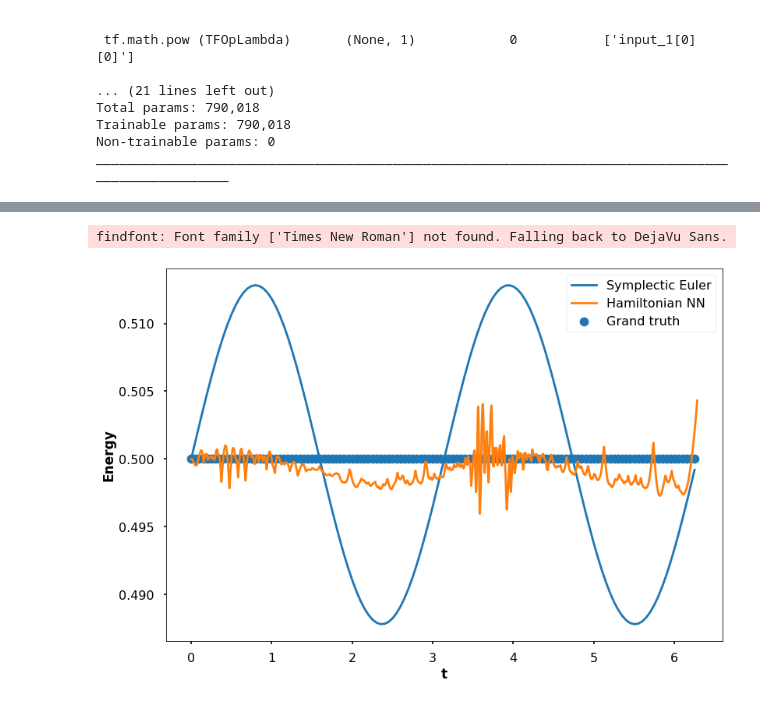
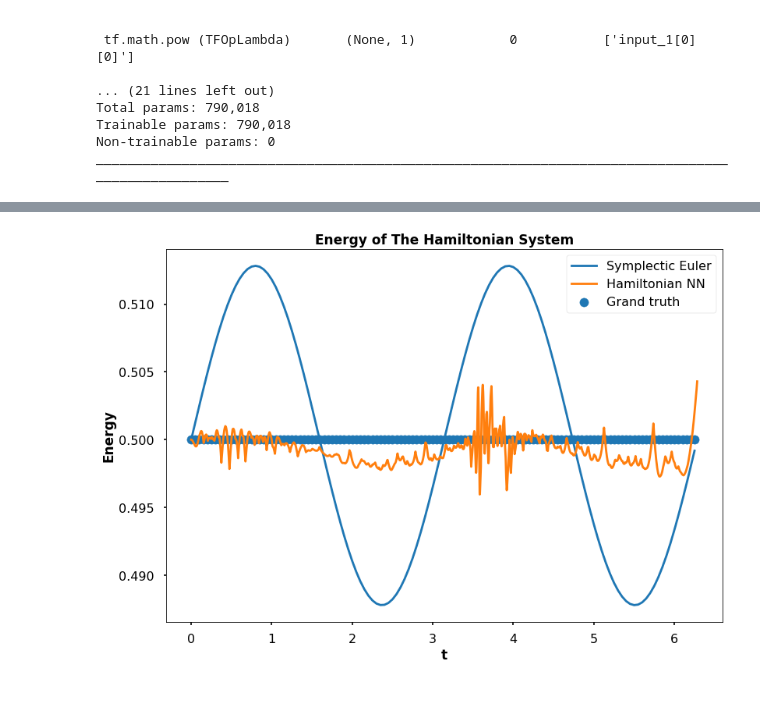
Before and after one commit to tayfununal/hamiltonian_ex, a Jupyter notebook: symplectic_euler.ipynb, the cells around one changed output, grey strips where cells are left out. Drawn from its saved outputs; the diff is of its cells as text; code cells hidden in the pictures.

```diff
--- a/symplectic_euler.ipynb
+++ b/symplectic_euler.ipynb
@@ -132,11 +133,11 @@ plt.show()
 # %%
 plt.scatter(t, [0.5 for i in range(t.shape[0])], label="Grand truth")
 plt.plot(t ,H(z), label= "Symplectic Euler")
 plt.plot(test_t, H(model(test_t)), label="Hamiltonian NN")
 plt.legend(loc="upper right")
 plt.xlabel("t",fontsize=17,fontweight="bold",fontname="Times New Roman")
 plt.ylabel("Energy",fontsize=17,fontweight="bold",fontname="Times New Roman")
+plt.title("Energy of The Hamiltonian System", fontsize=17,fontweight="bold",fontname="Times New Roman")
 plt.show()
 # %% [output]
-findfont: Font family ['Times New Roman'] not found. Falling back to DejaVu Sans.
-[figure, old version]
+[figure, new version]
```
Also changed, not shown: parts of 3 cells of this notebook.
